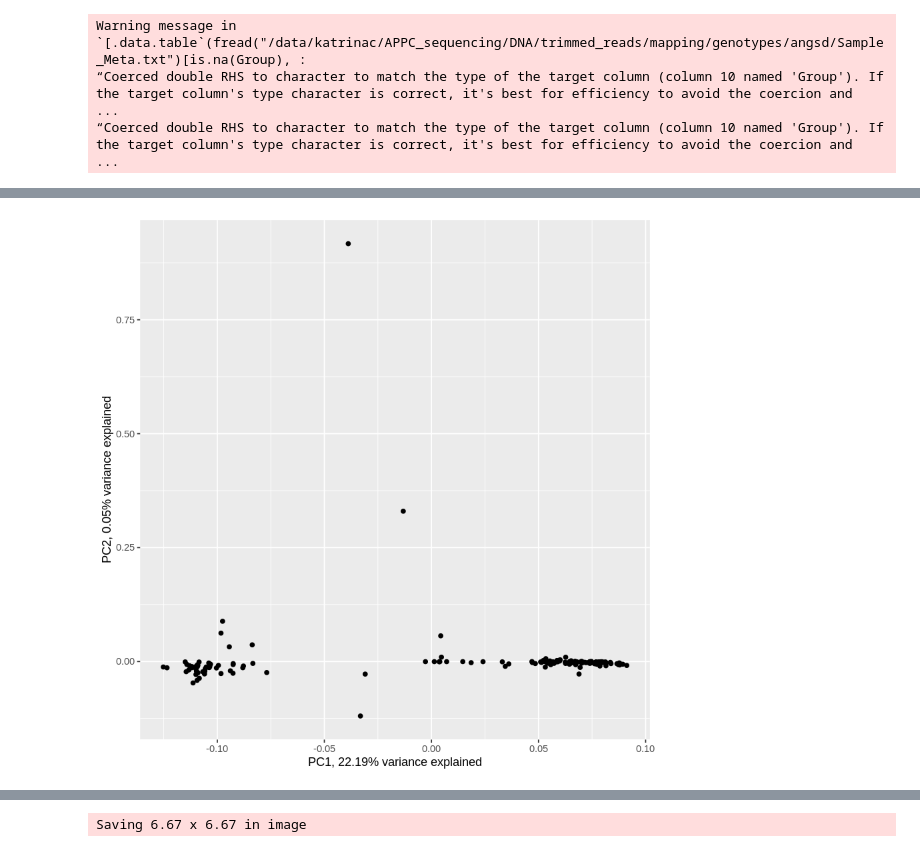
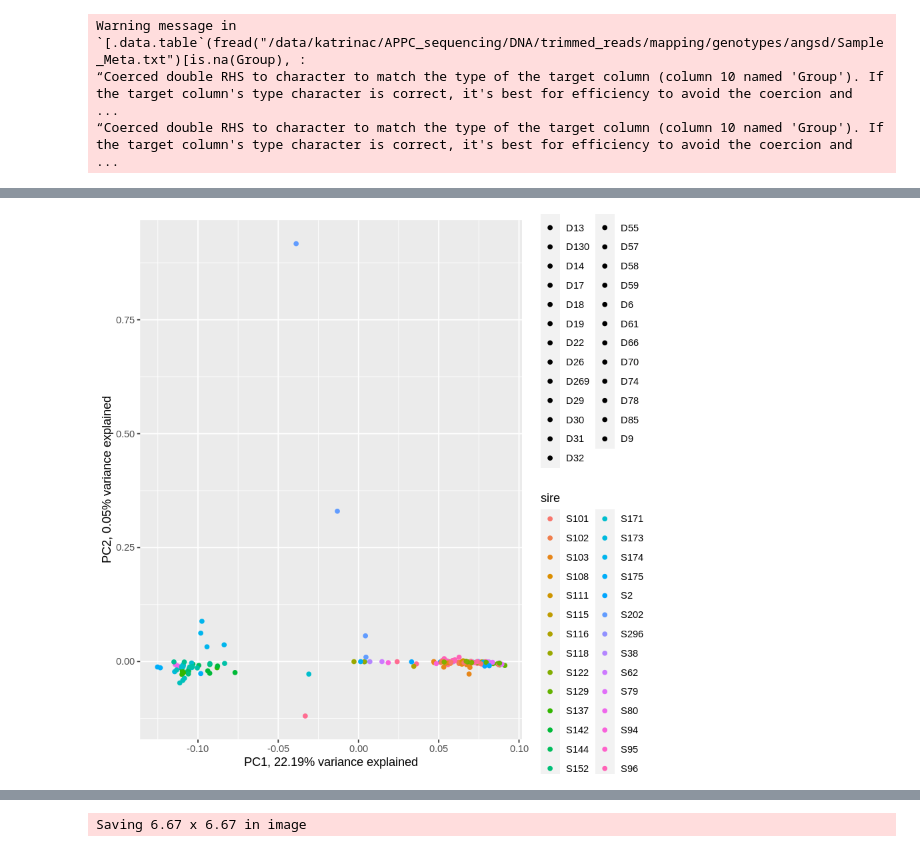
Before and after one commit to katcatalano/ClownfishGWAS, a Jupyter notebook: notebooks/plot_pcangsd_assoc.ipynb, the cells around one changed output, grey strips where cells are left out. Cells and saved outputs as stored; diff of their text form; code cells hidden in the pictures.

```diff
--- a/notebooks/plot_pcangsd_assoc.ipynb
+++ b/notebooks/plot_pcangsd_assoc.ipynb
@@ -138,8 +248,8 @@ Classes ‘data.table’ and 'data.frame':  159 obs. of  18 variables:
 # %%
-pca_plot <- ggplot(data=pca_phenos, aes(x=pc1, y=pc2))+
+pca_plot <- ggplot(data=pca_phenos, aes(x=pc1, y=pc2, color=sire))+
     geom_point()+
     xlab("PC1, 22.19% variance explained")+
     ylab("PC2, 0.05% variance explained")
 pca_plot
 # %% [output]
-[figure, old version]
+[figure, new version]
```
Also changed, not shown: parts of 138 cells of this notebook, 6 other files.
